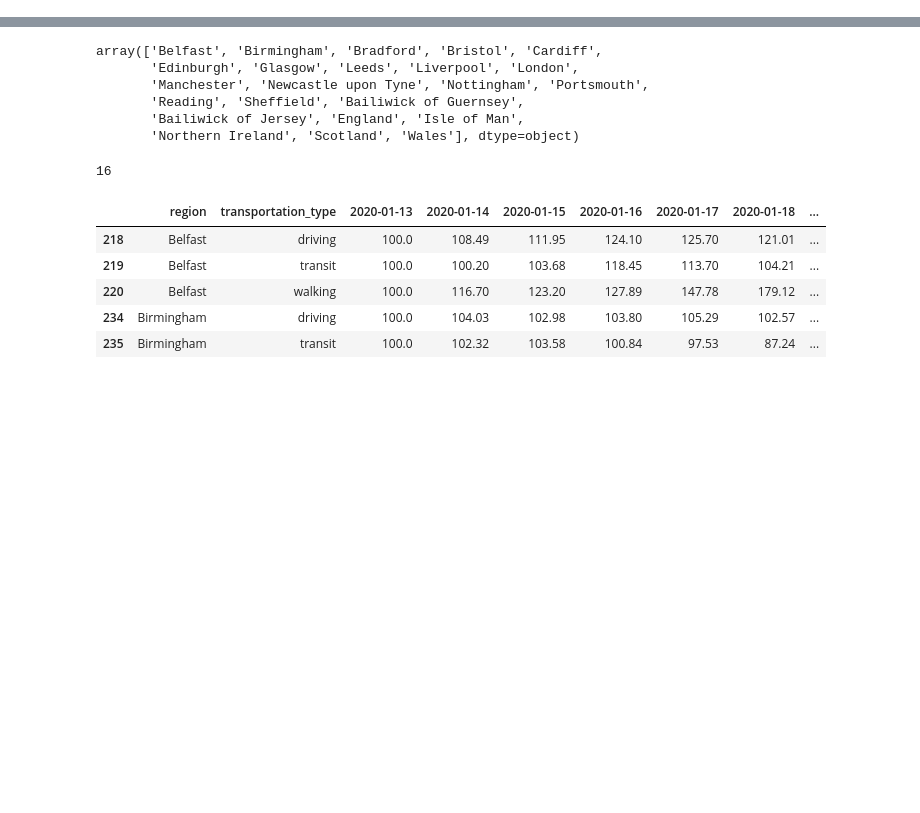
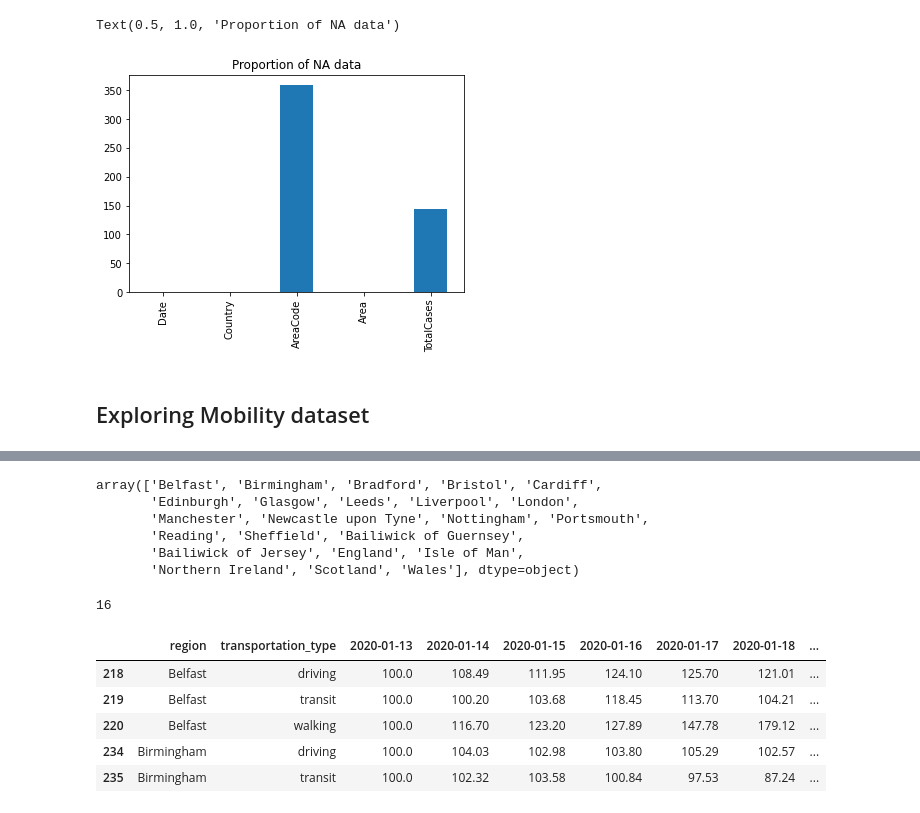
Before and after one commit to Sparrow0hawk/covid_stuff, a Jupyter notebook: notebooks/covid_transport_UK.ipynb, the cells around one changed output, grey strips where cells are left out. Drawn from its saved outputs; the diff is of its cells as text; code cells hidden in the pictures; blank space fills up the shorter version.

```diff
--- a/notebooks/covid_transport_UK.ipynb
+++ b/notebooks/covid_transport_UK.ipynb
@@ -40,0 +46,5 @@ dataset.head()
+# %%
+# load daily case dataset and check head
+daycase_dat = pd.read_csv('covid-19-cases-uk.csv')
+
+daycase_dat.head()
@@ -48 +66,11 @@ pd.DataFrame(dataset.isna().sum()).T
+# %%
+# see how much NA data in mobility dataset there is
+daycase_dat.isna().sum().plot.bar()
+
+plt.title('Proportion of NA data')
+# %% [output]
+Text(0.5, 1.0, 'Proportion of NA data')
+[figure, added]
+# %% [markdown]
+## Exploring Mobility dataset
 # %%
```
Also changed, not shown: parts of 28 cells of this notebook.
